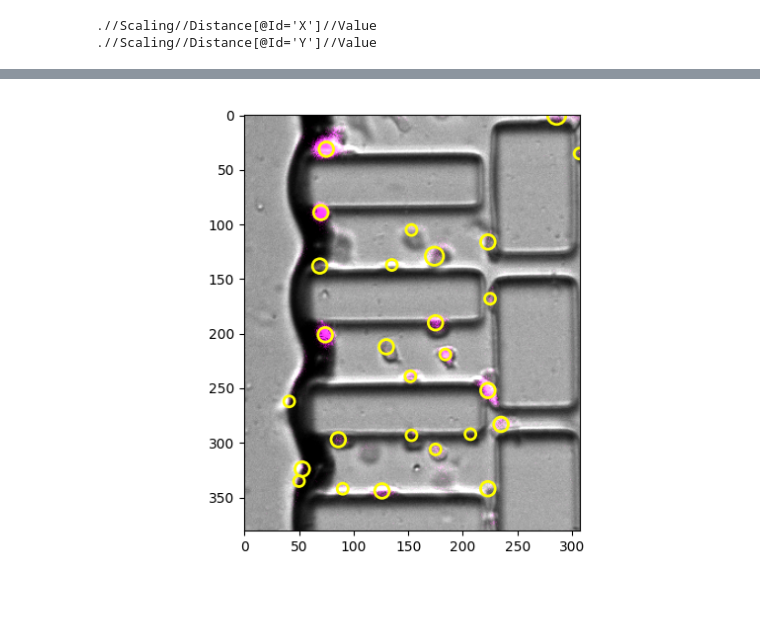
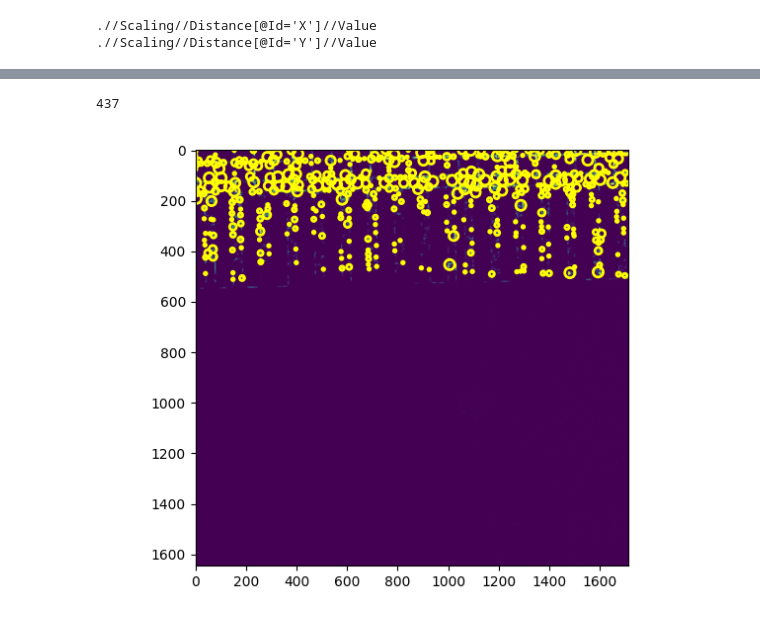
Before and after one commit to Cocopyth/chipanalysis, a Jupyter notebook: chipanalysis/notebooks/cell_counter.ipynb, the cells around one changed output, grey strips where cells are left out. Cells and saved outputs as stored; diff of their text form; code cells hidden in the pictures.

```diff
--- a/chipanalysis/notebooks/cell_counter.ipynb
+++ b/chipanalysis/notebooks/cell_counter.ipynb
@@ -13,8 +17,11 @@ from PIL import Image
 # %%
 root_path = "/Users/bisot/Documents/PostDoc2/test_data"
+root_path = "/Volumes/vangestel/Coco/ZeissData/data_final/AX2+air+bac"
+
 fig_path = "/Users/bisot/Documents/PostDoc2/test_data"
 
-czi_name = "CB18_3n1.czi"
+czi_name = "CB27-01.czi"
+czi_name = "CB1-04_S1.czi"
 
 czi_path = Path(root_path,czi_name)
 czi = CziFile(czi_path)
@@ -95,7 +102,7 @@ import matplotlib.pyplot as plt
 stretch_min = 93
 stretch_max = 99.5
 channel = 1
-time = 20
+time = 0
 img, img_disp = get_frame(czi,time,channel,roi=roi,gamma=1,stretch_min=stretch_min,stretch_max=stretch_max)
 img = img.astype(float)
 from skimage import exposure
@@ -104,7 +111,7 @@ img = (img - img.mean()) / img.std()
 
 image_gray = img
 
-blobs_doh = blob_log(image_gray, min_sigma=5, max_sigma=20, num_sigma=10, threshold=0.8)
+blobs_doh = blob_doh(image_gray, min_sigma=5, max_sigma=20, num_sigma=10, threshold=0.2)
 
 # # Compute radii in the 3rd column.
 # blobs_log[:, 2] = blobs_log[:, 2] * sqrt(2)
@@ -113,21 +120,25 @@ blobs_doh = blob_log(image_gray, min_sigma=5, max_sigma=20, num_sigma=10, thresh
 # blobs_dog[:, 2] = blobs_dog[:, 2] * sqrt(2)
 
 # blobs_doh = blob_doh(image_gray,min_sigma=5, max_sigma=20, threshold=100)
+# %%
+len(blobs_doh)
+# %% [output]
+437
 # %%
 
 blobs_list = [blobs_doh]
 colors = ['yellow',]
 titles = ['Determinant of Hessian']
 sequence = zip(blobs_list, colors, titles)
 fig, ax = plt.subplots()
 
-ax.imshow(merged)
+ax.imshow(img_disp)
 for blob in blobs_doh:
     y, x, r = blob
     c = plt.Circle((x, y), r, color="yellow", linewidth=2, fill=False)
     ax.add_patch(c)
 
 plt.tight_layout()
 plt.show()
 # %% [output]
-[figure, old version]
+[figure, new version]
```
Also changed, not shown: parts of 7 cells of this notebook, 6 other files.
